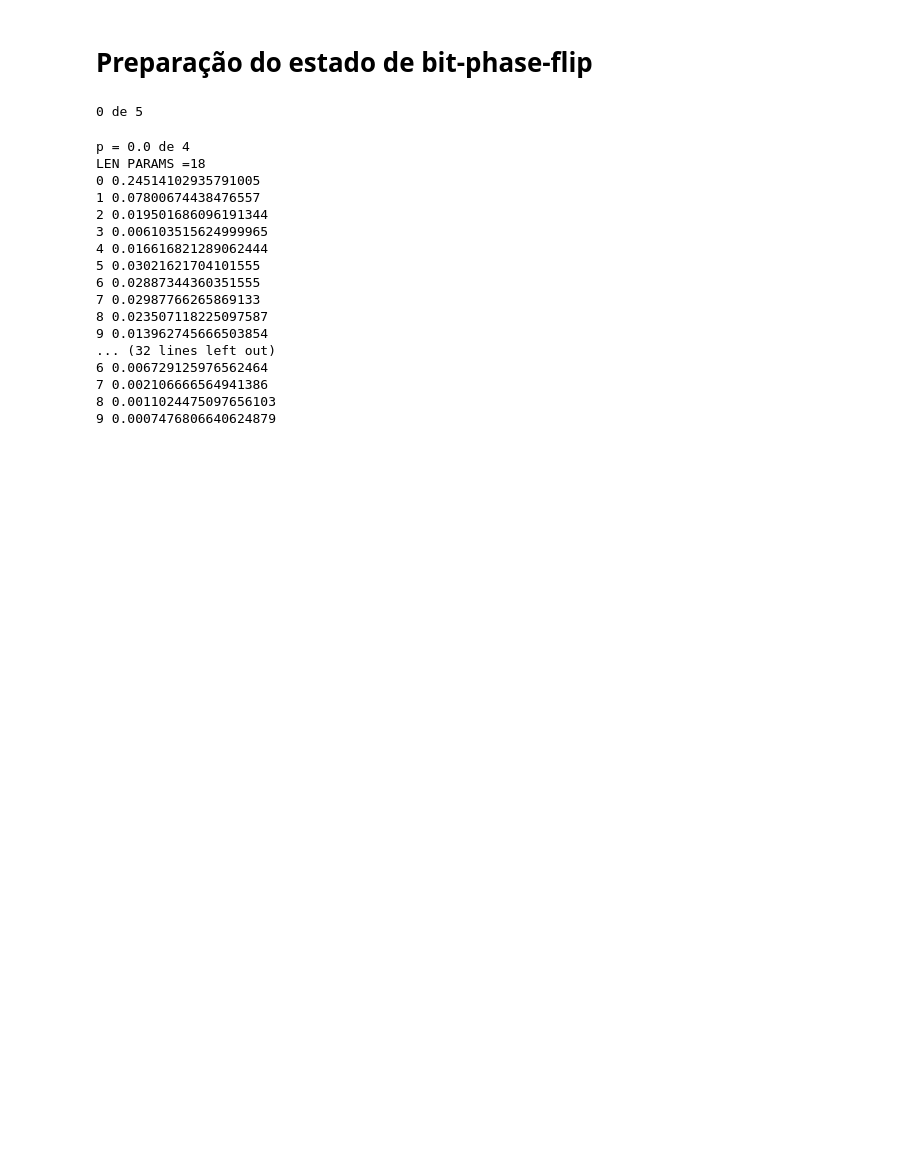
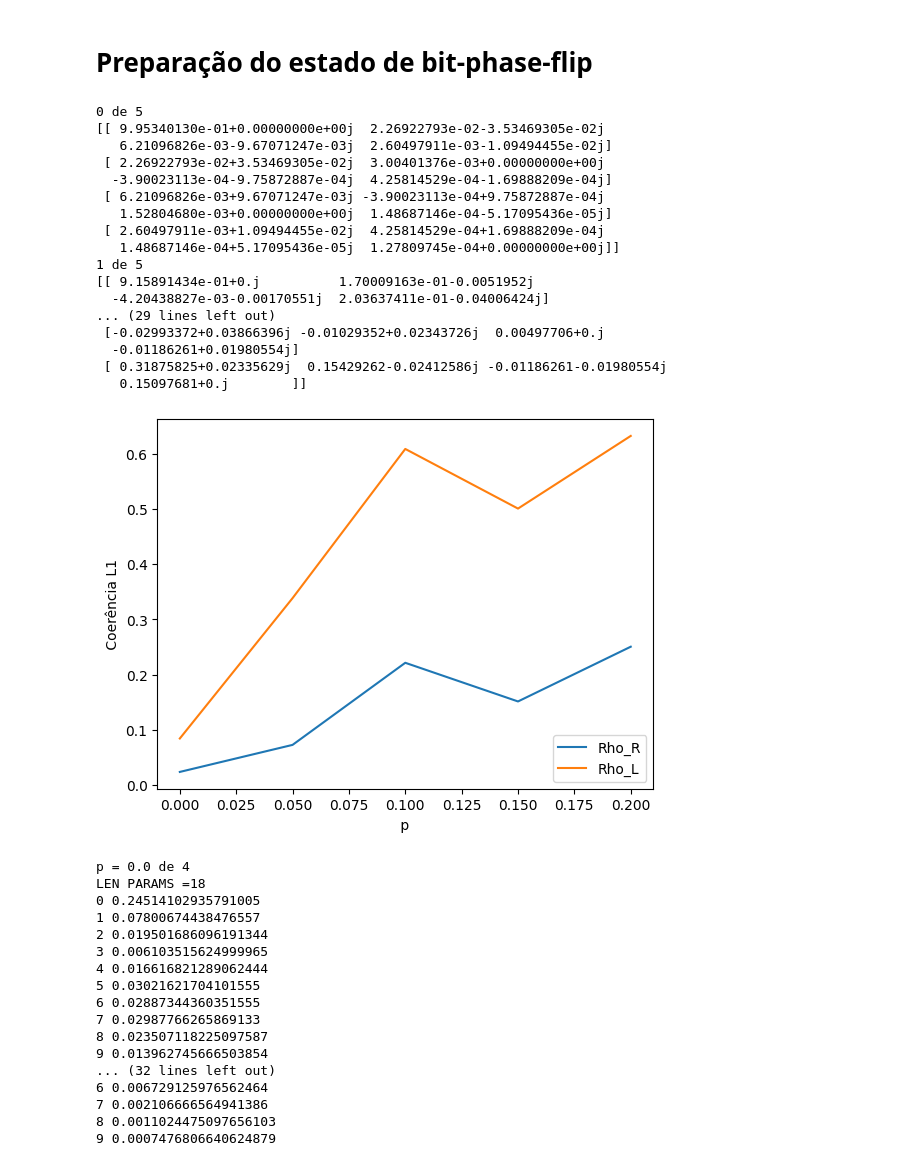
Before and after one commit to SchultzVV/Runtime-qiskit, a Jupyter notebook: phase_dump.ipynb, the cells around one changed output. Drawn from its saved outputs; the diff is of its cells as text; code cells hidden in the pictures; blank space fills up the shorter version.

```diff
--- a/phase_dump.ipynb
+++ b/phase_dump.ipynb
@@ -48,16 +48,12 @@ def run_calcs(list_p, epochs):
         #_, params, _, _ = start_things(n_qubits, depht)
         circuit, _ = general_vqacircuit_penny(n_qubits, depht)
 
-        #_, target_op = init_state_ref(n_qubits, p)
-        #target_op = pd_ref(p)
         target_op = pd(pi/2, 0, p)
-        #target_op = state_amplitude_damping(pi/2, 0, p)
-        #target_op = state_generalized_amplitude_damping(pi/2, 0, p,1)
-        #target_op = state_bit_flip(pi/2, 0, p)
-        qc, qr, params = optmize(epochs, n_qubits, circuit, params, target_op, pretrain, 200)
+
+        qc, qr, params = optmize(epochs, n_qubits, circuit, params, target_op, pretrain, 30)
         pretrain = False
         rho = tomograph(qc, qr)
-        #print(rho)
+        print(rho)
         coerencias_L, coerencias_R = results(rho, coerencias_R, coerencias_L)
 
     plots(list_p, coerencias_R, coerencias_L)
@@ -65,10 +61,27 @@ def run_calcs(list_p, epochs):
     with open('data/BPFlist_p-coerencias_R-coerencias_L.pkl', 'wb') as f:
         pickle.dump(save, f)
 # %%
-list_p = np.linspace(0,1,5)
-run_calcs(list_p, 50)
+list_p = np.linspace(0,0.2,5)
+run_calcs(list_p, 20)
 # %% [output]
 0 de 5
+[[ 9.95340130e-01+0.00000000e+00j  2.26922793e-02-3.53469305e-02j
+   6.21096826e-03-9.67071247e-03j  2.60497911e-03-1.09494455e-02j]
+ [ 2.26922793e-02+3.53469305e-02j  3.00401376e-03+0.00000000e+00j
+  -3.90023113e-04-9.75872887e-04j  4.25814529e-04-1.69888209e-04j]
+ [ 6.21096826e-03+9.67071247e-03j -3.90023113e-04+9.75872887e-04j
+   1.52804680e-03+0.00000000e+00j  1.48687146e-04-5.17095436e-05j]
+ [ 2.60497911e-03+1.09494455e-02j  4.25814529e-04+1.69888209e-04j
+   1.48687146e-04+5.17095436e-05j  1.27809745e-04+0.00000000e+00j]]
+1 de 5
+[[ 9.15891434e-01+0.j          1.70009163e-01-0.0051952j
+  -4.20438827e-03-0.00170551j  2.03637411e-01-0.04006424j]
+... (29 lines left out)
+ [-0.02993372+0.03866396j -0.01029352+0.02343726j  0.00497706+0.j
+  -0.01186261+0.01980554j]
+ [ 0.31875825+0.02335629j  0.15429262-0.02412586j -0.01186261-0.01980554j
+   0.15097681+0.j        ]]
+[figure, added]
 # %%
 #import numpy as np
 from src.tools import *
```
Also changed, not shown: 4 other files.
